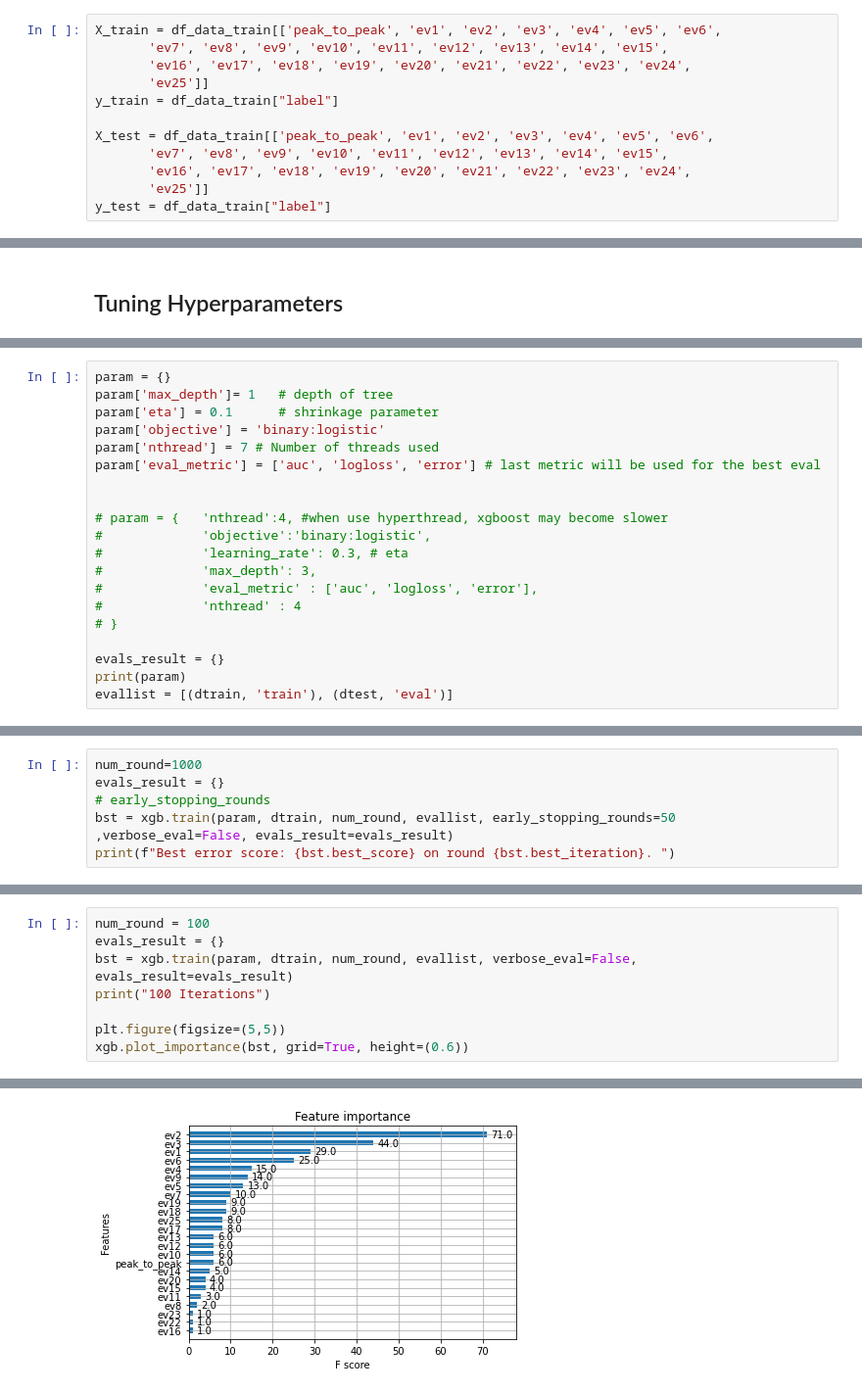
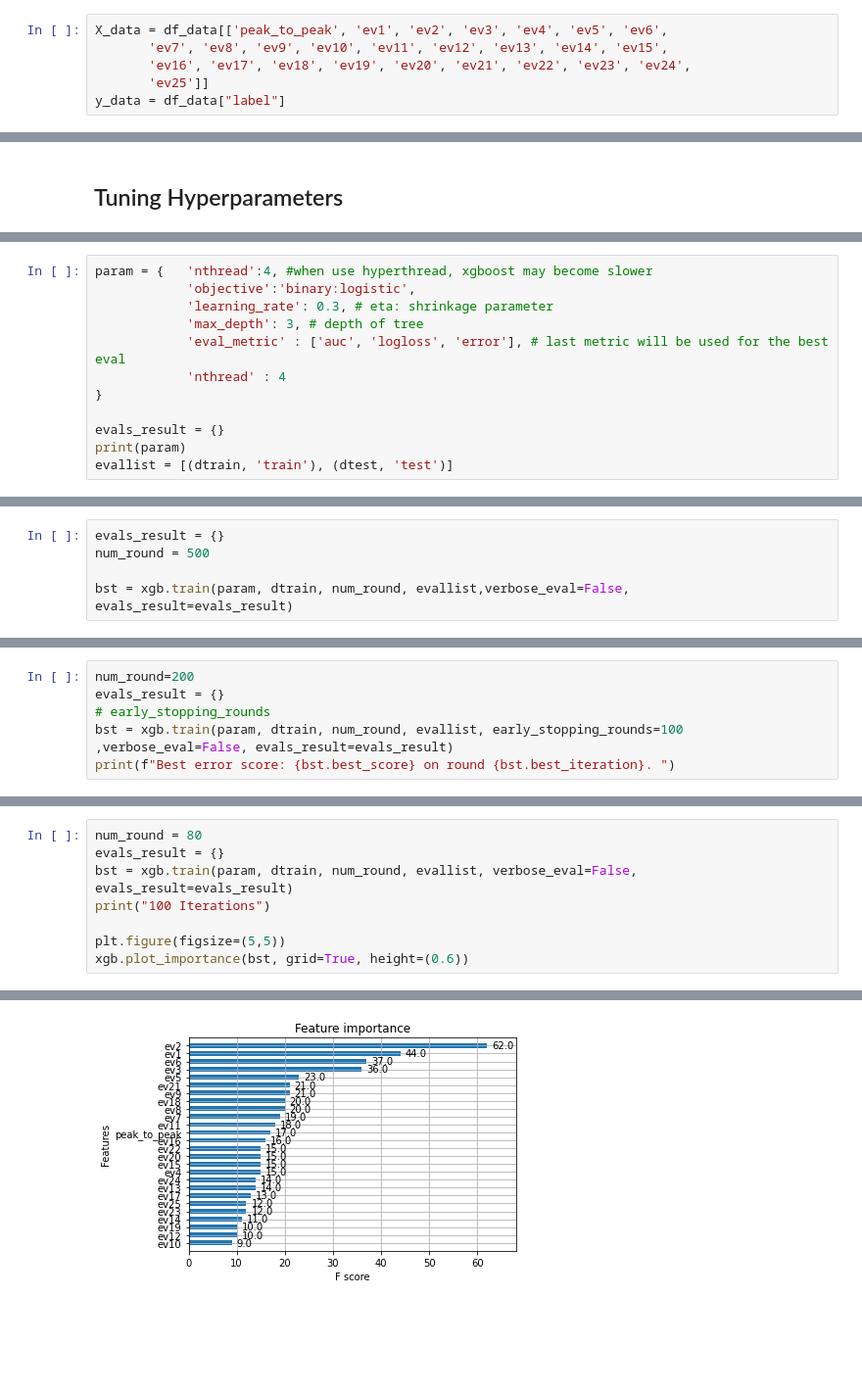
Before and after one commit to saquiel/public_projects, a Jupyter notebook: whales_prediction/whales_detection_using_spark.ipynb, the cells around one changed output, grey strips where cells are left out. Shown at 98% size. Cells and saved outputs as stored; diff of their text form; blank space fills up the shorter version.

```diff
--- a/whales_prediction/whales_detection_using_spark.ipynb
+++ b/whales_prediction/whales_detection_using_spark.ipynb
@@ -330,12 +335,6 @@ df_data_train.head(5)
 # %%
-X_train = df_data_train[['peak_to_peak', 'ev1', 'ev2', 'ev3', 'ev4', 'ev5', 'ev6',
+X_data = df_data[['peak_to_peak', 'ev1', 'ev2', 'ev3', 'ev4', 'ev5', 'ev6',
        'ev7', 'ev8', 'ev9', 'ev10', 'ev11', 'ev12', 'ev13', 'ev14', 'ev15',
        'ev16', 'ev17', 'ev18', 'ev19', 'ev20', 'ev21', 'ev22', 'ev23', 'ev24',
        'ev25']]
-y_train = df_data_train["label"]
-
-X_test = df_data_train[['peak_to_peak', 'ev1', 'ev2', 'ev3', 'ev4', 'ev5', 'ev6',
-       'ev7', 'ev8', 'ev9', 'ev10', 'ev11', 'ev12', 'ev13', 'ev14', 'ev15',
-       'ev16', 'ev17', 'ev18', 'ev19', 'ev20', 'ev21', 'ev22', 'ev23', 'ev24',
-       'ev25']]
-y_test = df_data_train["label"]
+y_data = df_data["label"]
@@ -367,21 +396,13 @@ dtest = xgb.DMatrix(X_test, label=y_test)
 # %%
-param = {}
-param['max_depth']= 1   # depth of tree
-param['eta'] = 0.1      # shrinkage parameter
-param['objective'] = 'binary:logistic'
-param['nthread'] = 7 # Number of threads used
-param['eval_metric'] = ['auc', 'logloss', 'error'] # last metric will be used for the best eval
-
-
-# param = {   'nthread':4, #when use hyperthread, xgboost may become slower
-#             'objective':'binary:logistic',
-#             'learning_rate': 0.3, # eta
-#             'max_depth': 3,
-#             'eval_metric' : ['auc', 'logloss', 'error'],
-#             'nthread' : 4
-# }
+param = {   'nthread':4, #when use hyperthread, xgboost may become slower
+            'objective':'binary:logistic',
+            'learning_rate': 0.3, # eta: shrinkage parameter
+            'max_depth': 3, # depth of tree
+            'eval_metric' : ['auc', 'logloss', 'error'], # last metric will be used for the best eval
+            'nthread' : 4
+}
 
 evals_result = {}
 print(param)
-evallist = [(dtrain, 'train'), (dtest, 'eval')]
+evallist = [(dtrain, 'train'), (dtest, 'test')]
 # %% [output]
@@ -389 +410,6 @@ evallist = [(dtrain, 'train'), (dtest, 'eval')]
+# %%
+evals_result = {}
+num_round = 500
+
+bst = xgb.train(param, dtrain, num_round, evallist,verbose_eval=False, evals_result=evals_result)
 # %%
@@ -409,7 +442,7 @@ evallist = [(dtrain, 'train'), (dtest, 'eval')]
 # %%
-num_round=1000
+num_round=200
 evals_result = {}
 # early_stopping_rounds
-bst = xgb.train(param, dtrain, num_round, evallist, early_stopping_rounds=50 ,verbose_eval=False, evals_result=evals_result)
+bst = xgb.train(param, dtrain, num_round, evallist, early_stopping_rounds=100 ,verbose_eval=False, evals_result=evals_result)
 print(f"Best error score: {bst.best_score} on round {bst.best_iteration}. ")
 # %% [output]
@@ -434,14 +465,14 @@ features_map = {'f0' : 'peak_to_peak',
 }
 # %%
-num_round = 100
+num_round = 80
 evals_result = {}
 bst = xgb.train(param, dtrain, num_round, evallist, verbose_eval=False, evals_result=evals_result)
 print("100 Iterations")
 
 plt.figure(figsize=(5,5))
 xgb.plot_importance(bst, grid=True, height=(0.6))
 # %% [output]
 100 Iterations
 <AxesSubplot:title={'center':'Feature importance'}, xlabel='F score', ylabel='Features'>
 <Figure size 360x360 with 0 Axes>
-[figure, old version]
+[figure, new version]
```
Also changed, not shown: parts of 53 cells of this notebook, 6 other files.
